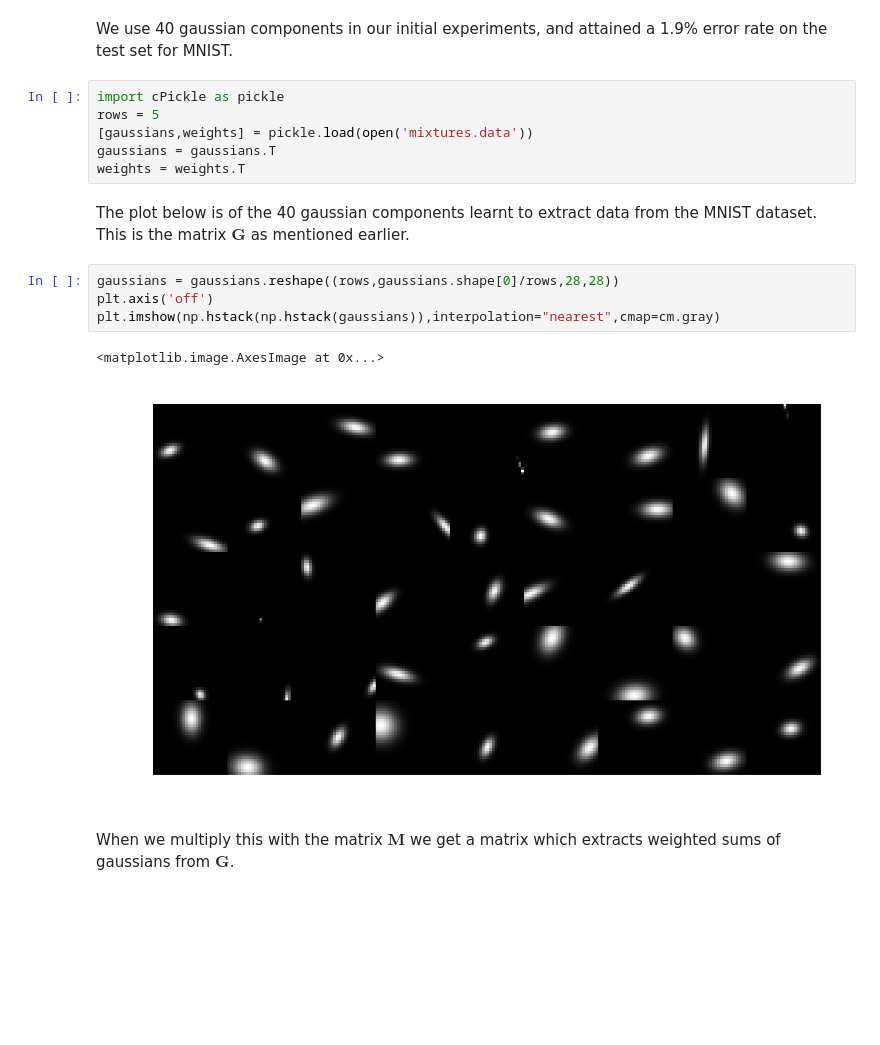
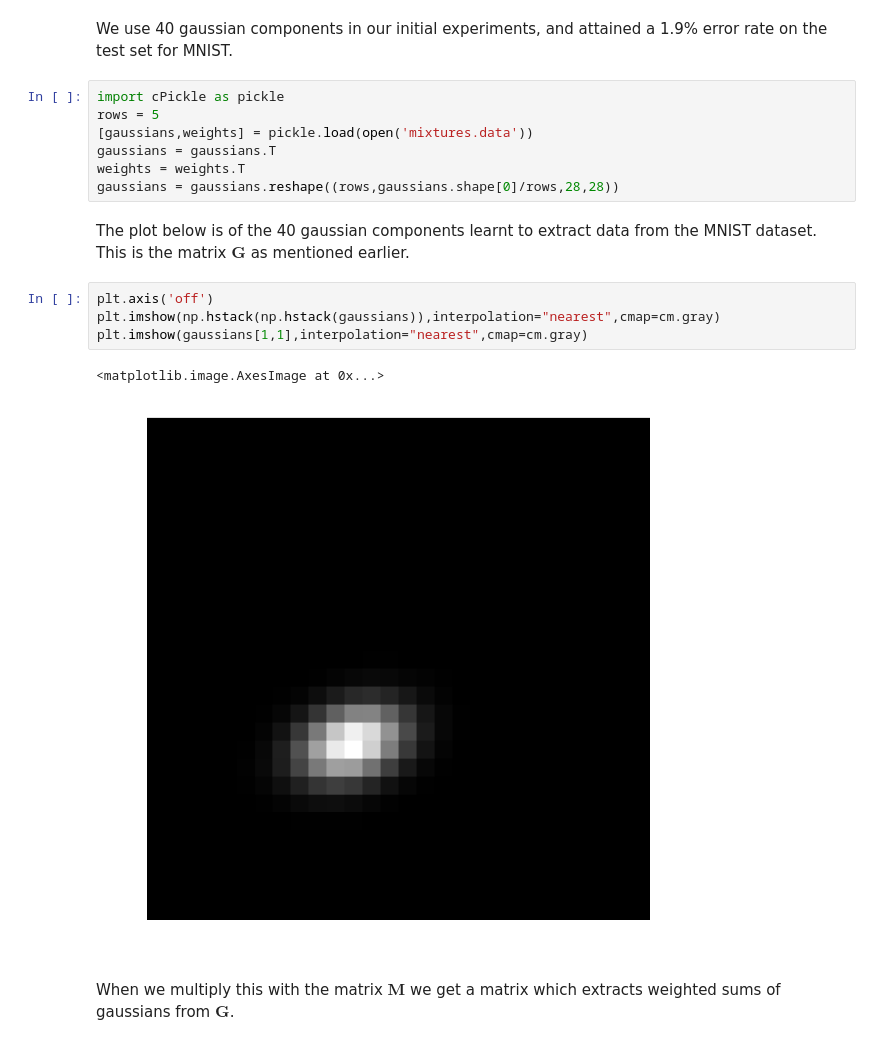
Before and after one commit to shawntan/viz-speech, a Jupyter notebook: Gaussian Feature Extractors.ipynb, the cells around one changed output. Cells and saved outputs as stored; diff of their text form; blank space fills up the shorter version.

```diff
--- a/Gaussian Feature Extractors.ipynb
+++ b/Gaussian Feature Extractors.ipynb
@@ -43,15 +54,16 @@ rows = 5
 [gaussians,weights] = pickle.load(open('mixtures.data'))
 gaussians = gaussians.T
 weights = weights.T
+gaussians = gaussians.reshape((rows,gaussians.shape[0]/rows,28,28))
 # %% [markdown]
 The plot below is of the 40 gaussian components learnt to extract data from the MNIST dataset. This is the matrix $\mathbf{G}$ as mentioned earlier.
 # %%
-gaussians = gaussians.reshape((rows,gaussians.shape[0]/rows,28,28))
 plt.axis('off')
 plt.imshow(np.hstack(np.hstack(gaussians)),interpolation="nearest",cmap=cm.gray)
+plt.imshow(gaussians[1,1],interpolation="nearest",cmap=cm.gray)
 # %% [output]
 <matplotlib.image.AxesImage at 0x...>
-[figure, old version]
+[figure, new version]
 # %% [markdown]
 When we multiply this with the matrix $\mathbf{M}$ we get a matrix which extracts weighted sums of gaussians from $\mathbf{G}$.
 # %%
```
Also changed, not shown: parts of 3 cells of this notebook, 6 other files.
